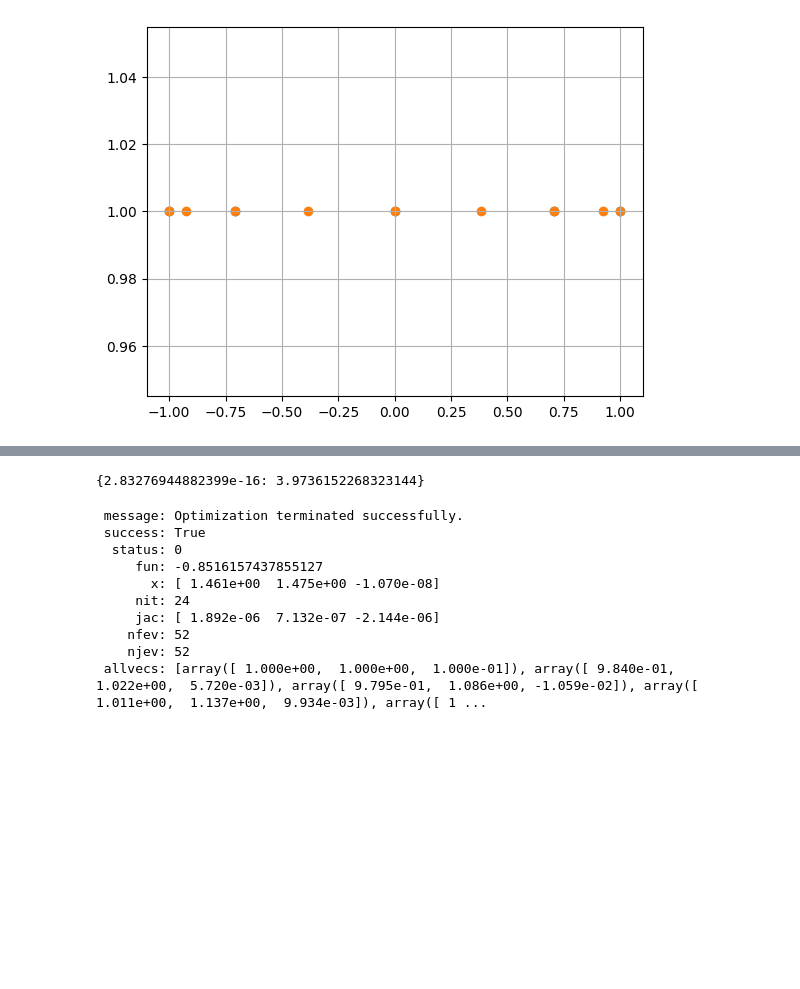
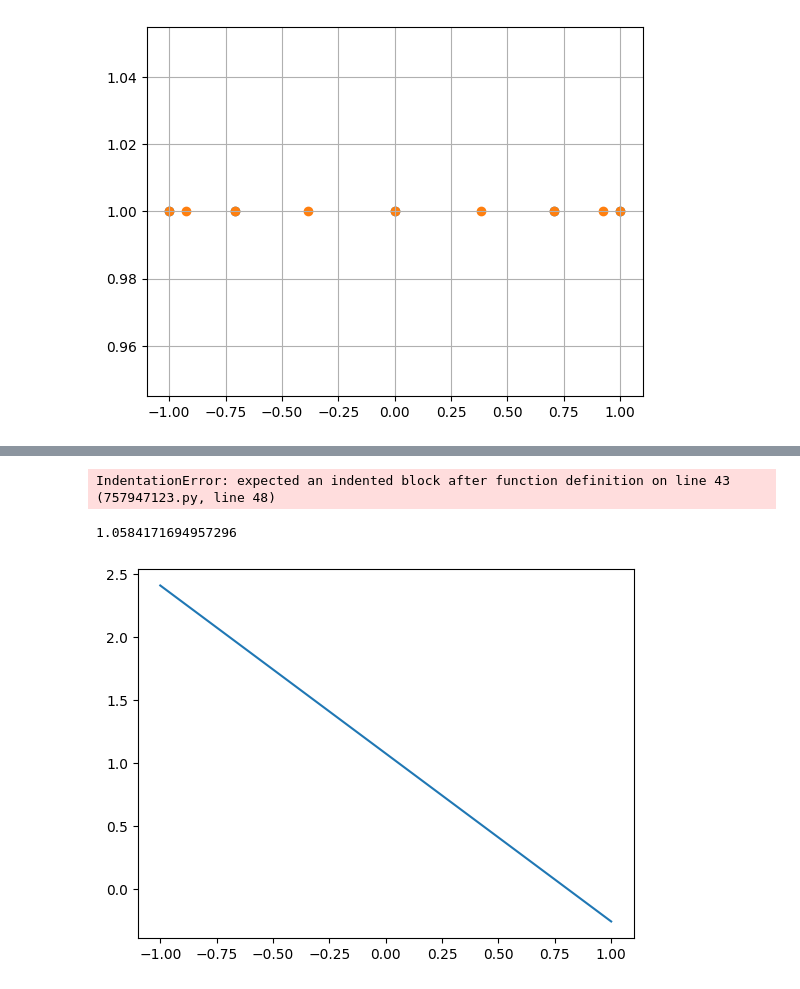
Before and after one commit to ivankirev13/Performative-Regression, a Jupyter notebook: performative_regression.ipynb, the cells around one changed output, grey strips where cells are left out. Saved outputs shown, nothing was run; the diff lists cells and outputs as text; code cells hidden in the pictures; blank space fills up the shorter version.

```diff
--- a/performative_regression.ipynb
+++ b/performative_regression.ipynb
@@ -350,5 +393,5 @@ plt.show()
 # %%
-class Adaptive_Chebyshev_Interpolation:
+class Adaptive_Interpolation:
 
     def __init__(self, K, M=1, sigma=0.1):
         """
@@ -367,13 +410,33 @@ class Adaptive_Chebyshev_Interpolation:
 
     def f(self, theta):
 
-        fun = np.cos(theta) - np.sin(theta) + 3
+        fun = np.cos(theta) - np.sin(theta)
 
         return fun
 
     def observation(self, node):
 
         return np.random.normal(self.f(node), self.sigma)
+
+    def g_estimate(self, theta, nodes, estimates_at_nodes):
+
+        sum = 0
+
+        for i in range(len(nodes)):
+
+            l_i = 1
+            for j in range(len(nodes)):
+                if j != i:
+                    l_i = l_i * (theta - nodes[j]) / (nodes[i] - nodes[j])
+
+            sum += estimates_at_nodes[i] * l_i
+
+        return sum
+
+    def lower_bound(self, theta, nodes, estimates_at_nodes):
+
+
+
 
     def step(self):
 
@@ -386,9 +449,25 @@ class Adaptive_Chebyshev_Interpolation:
         # Take new_node = argmin(LB((g_hat(x) - x)^2))
 
         # Update the nodes by adding the new node (unless new_node is already in nodes)
+# %% [output]
+IndentationError: expected an indented block after function definition on line 43 (757947123.py, line 48)
-# %%
-ai = Adaptive_Chebyshev_Interpolation(K=10)
-ai.f_estimates
-# %% [output]
-{2.83276944882399e-16: 3.9736152268323144}
+# %%
+ai.g_estimate(t, nodes, ai.observation(nodes))
+# %% [output]
+1.0584171694957296
+# %%
+ai = Adaptive_Interpolation(K=10)
+
+
+t = np.linspace(-1, 1, 1000)
+nodes = np.array([0, 0.5])
+observed = ai.observation(nodes)
+
+y = [ai.g_estimate(i, nodes, observed) for i in t]
+
+
+plt.plot(t, y)
+plt.show()
+# %% [output]
+[figure, added]
 # %%
@@ -538,22 +542,0 @@ def optim_hyperparams(init_params, data_X, data_y, gp, method="CG", maxiter=60):
-# %%
-import autograd.numpy as np
-from autograd import value_and_grad
-import pandas as pd
-import scipy
-from scipy.optimize import minimize
-import matplotlib.pyplot as plt
-
-init_params = [1., 1., 0.1]
-otpim_res = optim_hyperparams(init_params=init_params, data_X=toy_X, data_y=toy_y, gp=gp)
-otpim_res
-# %% [output]
- message: Optimization terminated successfully.
- success: True
-  status: 0
-     fun: -0.8516157437855127
-       x: [ 1.461e+00  1.475e+00 -1.070e-08]
-     nit: 24
-     jac: [ 1.892e-06  7.132e-07 -2.144e-06]
-    nfev: 52
-    njev: 52
- allvecs: [array([ 1.000e+00,  1.000e+00,  1.000e-01]), array([ 9.840e-01,  1.022e+00,  5.720e-03]), array([ 9.795e-01,  1.086e+00, -1.059e-02]), array([ 1.011e+00,  1.137e+00,  9.934e-03]), array([ 1 ...
```
Also changed, not shown: parts of 9 cells of this notebook.
